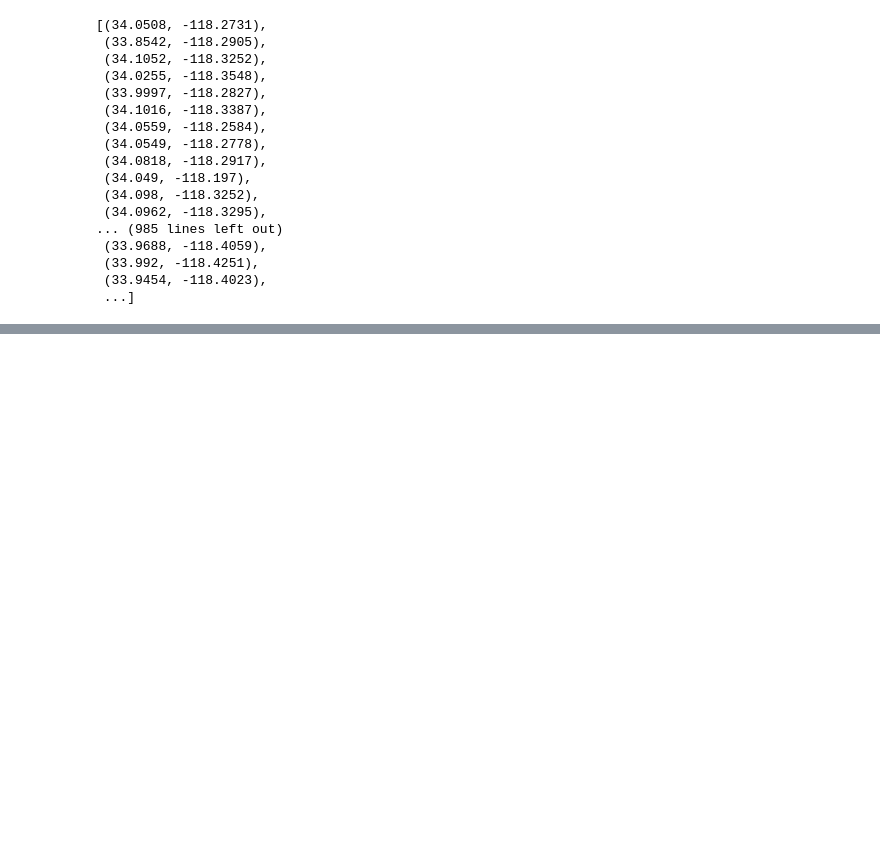
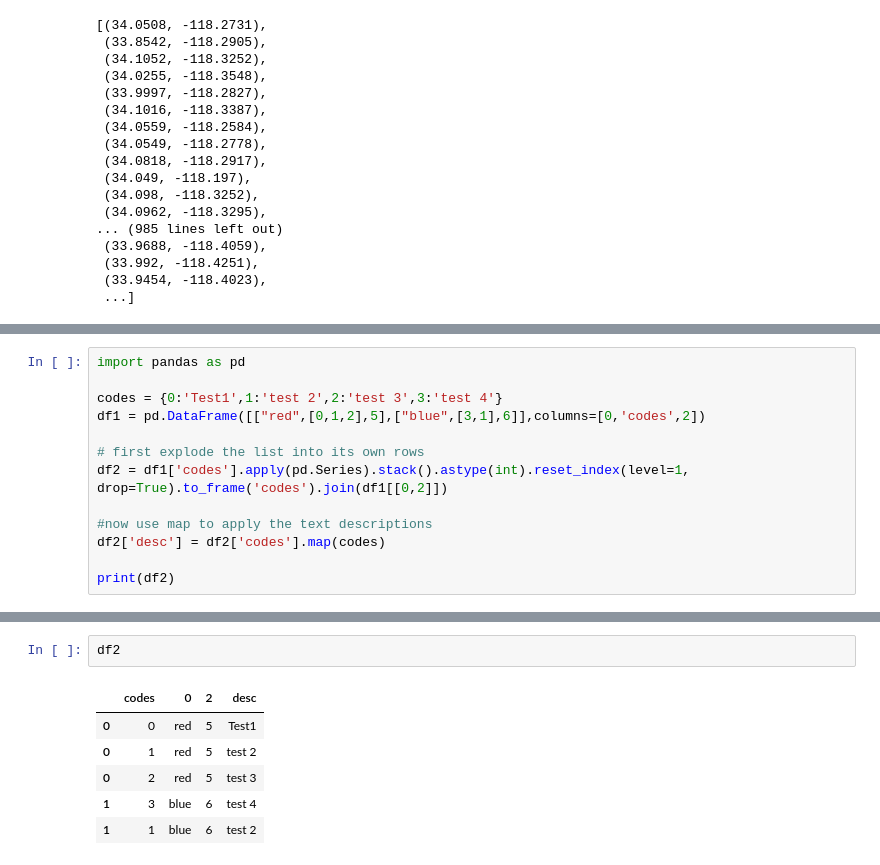
Before and after one commit to nonoumasy/los-angeles-traffic-accidents-2010-present, a Jupyter notebook: LA_Traffic_Accident_2010_present.ipynb, the cells around one changed output, grey strips where cells are left out. Saved outputs shown, nothing was run; the diff lists cells and outputs as text; blank space fills up the shorter version.

```diff
--- a/LA_Traffic_Accident_2010_present.ipynb
+++ b/LA_Traffic_Accident_2010_present.ipynb
@@ -261,0 +287,13 @@ m
+# %%
+import pandas as pd
+
+codes = {0:'Test1',1:'test 2',2:'test 3',3:'test 4'}
+df1 = pd.DataFrame([["red",[0,1,2],5],["blue",[3,1],6]],columns=[0,'codes',2])
+
+# first explode the list into its own rows
+df2 = df1['codes'].apply(pd.Series).stack().astype(int).reset_index(level=1, drop=True).to_frame('codes').join(df1[[0,2]])
+
+#now use map to apply the text descriptions
+df2['desc'] = df2['codes'].map(codes)
+
+print(df2)
@@ -261,0 +313,9 @@ m
+# %%
+df2
+# %% [output]
+|  | codes | 0 | 2 | desc |
+| 0 | 0 | red | 5 | Test1 |
+| 0 | 1 | red | 5 | test 2 |
+| 0 | 2 | red | 5 | test 3 |
+| 1 | 3 | blue | 6 | test 4 |
+| 1 | 1 | blue | 6 | test 2 |
```
Also changed, not shown: parts of 6 cells of this notebook.
